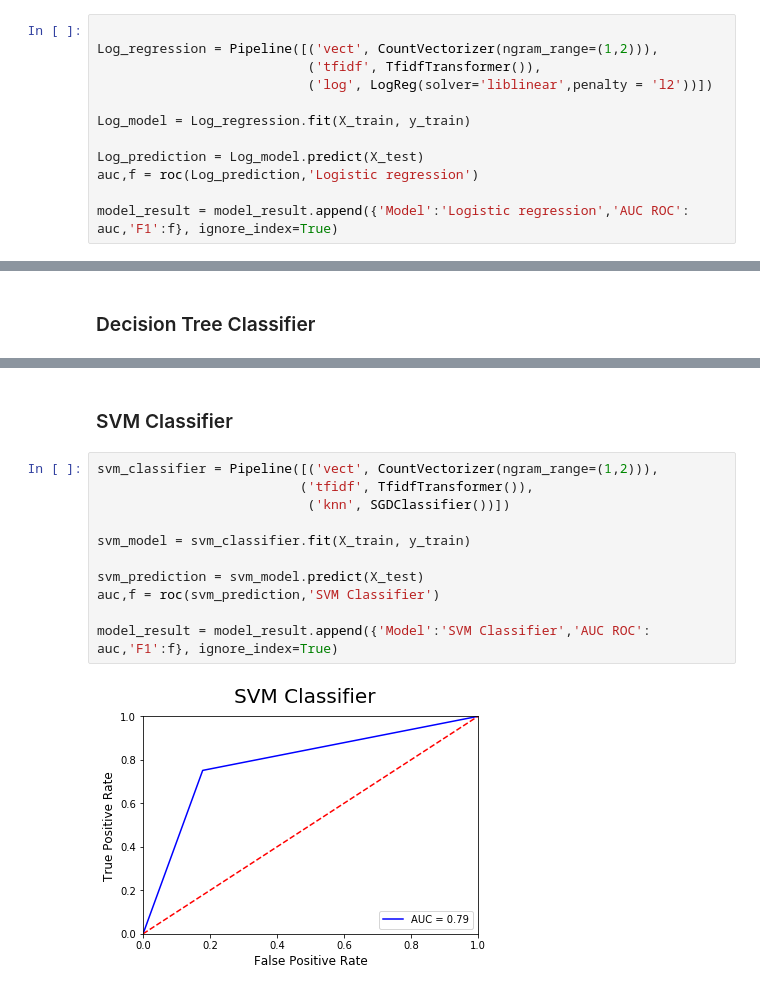
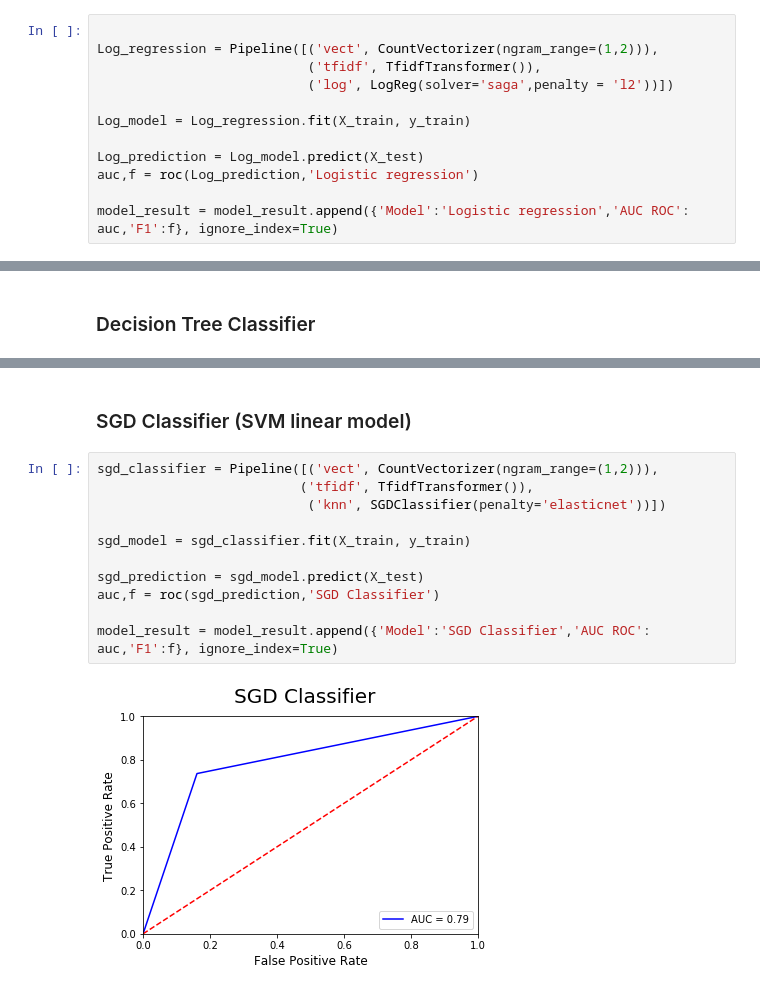
Before and after one commit to ShashankSharma26/Disaster-or-not-NLP-with-tweets, a Jupyter notebook: Data Modelling/Disaster or not- Data Modelling.ipynb, the cells around one changed output, grey strips where cells are left out. Drawn from its saved outputs; the diff is of its cells as text.

Commit message:
Model results

```diff
--- a/Data Modelling/Disaster or not- Data Modelling.ipynb
+++ b/Data Modelling/Disaster or not- Data Modelling.ipynb
@@ -170,7 +172,7 @@ model_result = pd.DataFrame(columns=['Model','AUC ROC','F1'])
 
 Log_regression = Pipeline([('vect', CountVectorizer(ngram_range=(1,2))),
                            ('tfidf', TfidfTransformer()),
-                           ('log', LogReg(solver='liblinear',penalty = 'l2'))])
+                           ('log', LogReg(solver='saga',penalty = 'l2'))])
 
 Log_model = Log_regression.fit(X_train, y_train)
 
@@ -258,18 +260,18 @@ model_result = model_result.append({'Model':'Decision Tree Classifier','AUC ROC'
-# %% [markdown]
-### SVM Classifier
+# %% [markdown]
+### SGD Classifier (SVM linear model)
 # %%
-svm_classifier = Pipeline([('vect', CountVectorizer(ngram_range=(1,2))),
+sgd_classifier = Pipeline([('vect', CountVectorizer(ngram_range=(1,2))),
                           ('tfidf', TfidfTransformer()),
-                           ('knn', SGDClassifier())])
+                           ('knn', SGDClassifier(penalty='elasticnet'))])
 
-svm_model = svm_classifier.fit(X_train, y_train)
+sgd_model = sgd_classifier.fit(X_train, y_train)
 
-svm_prediction = svm_model.predict(X_test)
-auc,f = roc(svm_prediction,'SVM Classifier')
+sgd_prediction = sgd_model.predict(X_test)
+auc,f = roc(sgd_prediction,'SGD Classifier')
 
-model_result = model_result.append({'Model':'SVM Classifier','AUC ROC': auc,'F1':f}, ignore_index=True)
+model_result = model_result.append({'Model':'SGD Classifier','AUC ROC': auc,'F1':f}, ignore_index=True)
 # %% [output]
-[figure, old version]
+[figure, new version]
 # %%
 model_result
 # %% [output]
```
Also changed, not shown: parts of 9 cells of this notebook.
